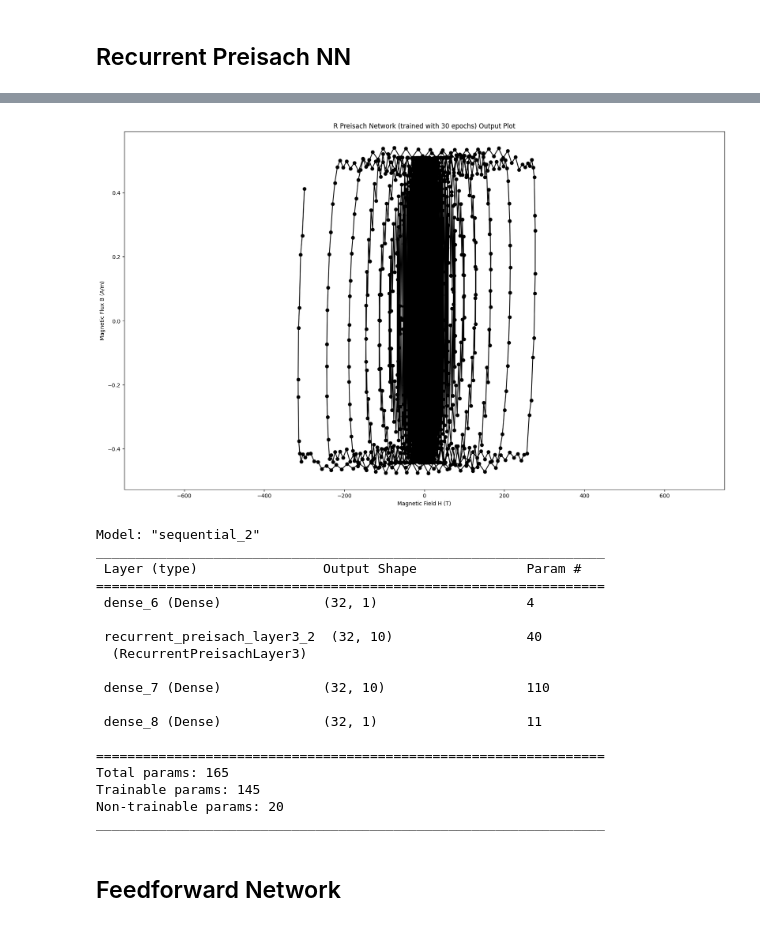
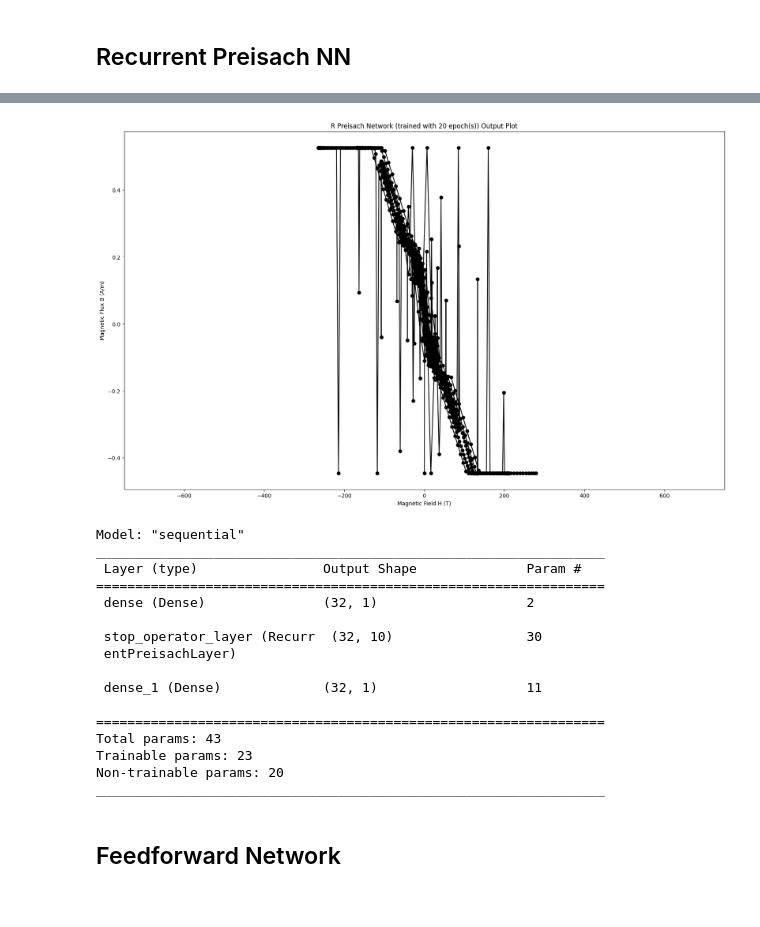
Before and after one commit to david-a-lowther/ecse458_dp20, a Jupyter notebook: test_networks.ipynb, the cells around one changed output, grey strips where cells are left out. Drawn from its saved outputs; the diff is of its cells as text; code cells hidden in the pictures.

Commit message:
Clean up preisach layers

```diff
--- a/test_networks.ipynb
+++ b/test_networks.ipynb
@@ -52,0 +38,15 @@ print(len(train_x))
+# %%
+# Load data for training
+raw_train_data = extract_csv_info_datasets_folder("./datasets/HB_Comb.csv")
+formatted_data_3_in_1_out = format_data(raw_train_data)
+train_x, train_y = split_input_output(formatted_data_3_in_1_out)
+
+# Load data for training Preisach NN
+p_train_x, p_train_y = format_data_preisach(raw_train_data)
+p_train_x = np.reshape(np.array(p_train_x), (len(p_train_x), 1))
+p_train_y = np.reshape(np.array(p_train_y), (len(p_train_y), 1))
+#print(raw_train_data)
+print(p_train_x)
+print(p_train_x.shape)
+#print(train_x)
+#print(train_y)
@@ -56,10 +65,10 @@ raw_test_data = extract_csv_info_datasets_folder("./datasets/HB1.csv")
 formatted_test_data = format_data(raw_test_data)
 test_x, test_y = split_input_output(formatted_test_data)
 
+# Load data for testing Preisach NN
+p_test_x, p_test_y = format_data_preisach(raw_train_data)
+
 # Separate next_h values into separate list for plotting output
 test_next_h = list()
 for i in range(len(test_x)):
     test_next_h.append(test_x[i][2])
-
-print(len(test_next_h))
-print(len(test_x))
@@ -70,6 +76,6 @@ print(len(test_x))
 ## Recurrent Preisach NN
 # %%
 # Generate and train recurrent preisach network
-n = 30
-rpnn_model = train_and_generate_recurrent_preisach_network(train_x[0:3552], train_y[0:3552], "recurrent_preisach.model", n_epochs=n)
+n = 20
+rpnn_model = train_and_generate_recurrent_preisach_network(p_train_x[0:3552], p_train_y[0:3552], "recurrent_preisach.model", n_epochs=n)
 # %% [output]
@@ -93,6 +99,7 @@ Epoch 30/30
 # %%
 # Evaluate and generate a plot of the RPNN
-rpnn_prediction = rpnn_model.predict(test_x[0:1152])
-plot_predicted(test_next_h[0:1152], rpnn_prediction[0:1152], "R Preisach Network (trained with {} epochs)".format(n))
+print("Output range of predicted loop should be bound between (-2, 2). Max should be something around 1.8")
+rpnn_prediction = rpnn_model.predict(p_test_x[0:1152])
+plot_predicted(p_test_x[0:1152], rpnn_prediction[0:1152], "R Preisach Network (trained with {} epoch(s))".format(n))
 rpnn_model.summary()
 # %% [output]
@@ -100,20 +108,18 @@ rpnn_model.summary()
-[figure, old version]
+[figure, new version]
-Model: "sequential_2"
+Model: "sequential"
 _________________________________________________________________
  Layer (type)                Output Shape              Param #
 =================================================================
- dense_6 (Dense)             (32, 1)                   4
+ dense (Dense)               (32, 1)                   2
 
- recurrent_preisach_layer3_2  (32, 10)                 40
-  (RecurrentPreisachLayer3)
+ stop_operator_layer (Recurr  (32, 10)                 30
+ entPreisachLayer)
 
- dense_7 (Dense)             (32, 10)                  110
-
- dense_8 (Dense)             (32, 1)                   11
+ dense_1 (Dense)             (32, 1)                   11
 
 =================================================================
-Total params: 165
-Trainable params: 145
+Total params: 43
+Trainable params: 23
 Non-trainable params: 20
 _________________________________________________________________
 # %% [markdown]
```
Also changed, not shown: parts of 14 cells of this notebook, 3 other files.
